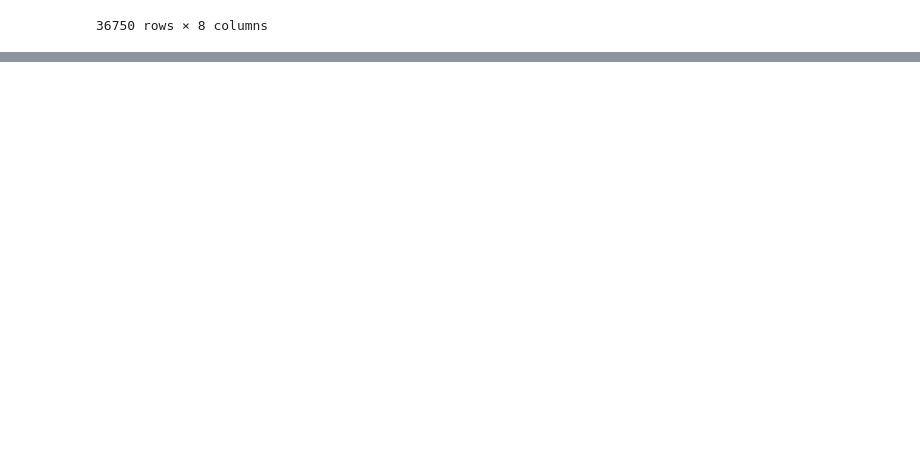
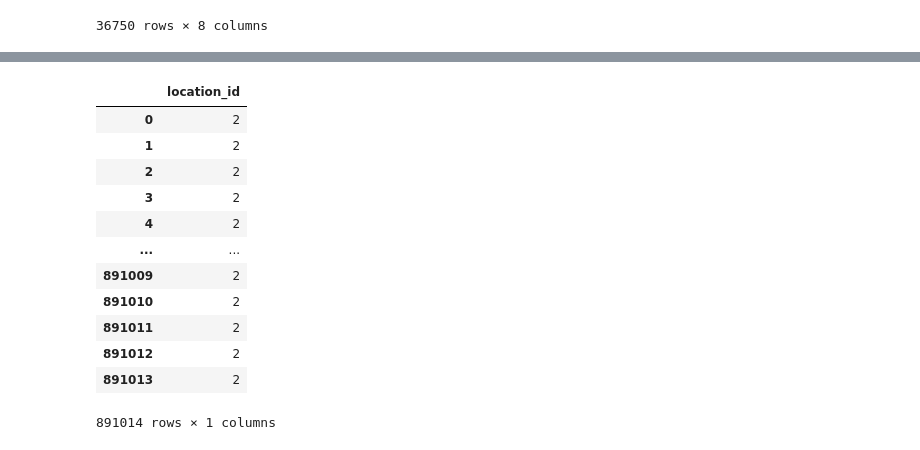
Before and after one commit to JeganS948/project2, a Jupyter notebook: resources/2_vancouver_canada/vancouver_bikeshare.ipynb, the cells around one changed output, grey strips where cells are left out. Saved outputs shown, nothing was run; the diff lists cells and outputs as text; code cells hidden in the pictures; blank space fills up the shorter version.

Commit message:
location id

```diff
--- a/resources/2_vancouver_canada/vancouver_bikeshare.ipynb
+++ b/resources/2_vancouver_canada/vancouver_bikeshare.ipynb
@@ -188,3 +158,22 @@ bike_share
+# %%
+#Bike ID
+bikes = pd.DataFrame(bike_share[["location_id"]])
+# %%
+bikes
+# %% [output]
+|  | location_id |
+| 0 | 2 |
+| 1 | 2 |
+| 2 | 2 |
+| 3 | 2 |
+| 4 | 2 |
+| ... | ... |
+| 891009 | 2 |
+| 891010 | 2 |
+| 891011 | 2 |
+| 891012 | 2 |
+| 891013 | 2 |
+891014 rows × 1 columns
 # %%
 # Combine Data into Quarters (Q1. Q2, Q3, Q4)
 q1 = pd.concat([vancouver_01, vancouver_02, vancouver_03], ignore_index=True)
```
Also changed, not shown: parts of 6 cells of this notebook.
